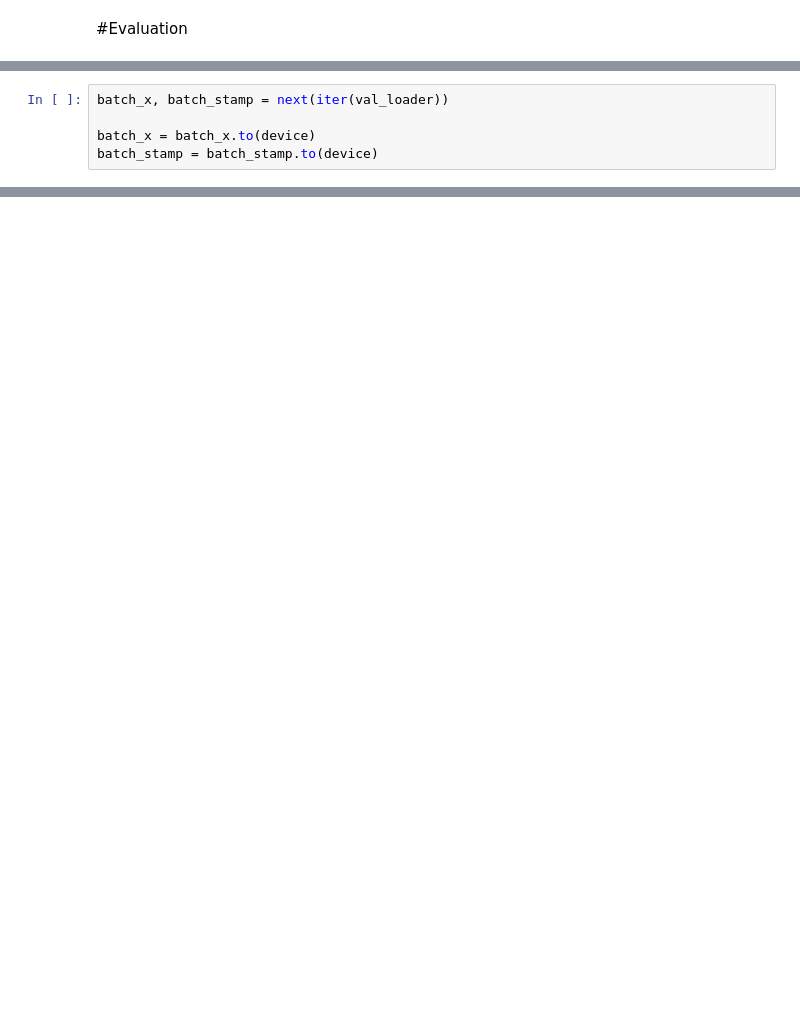
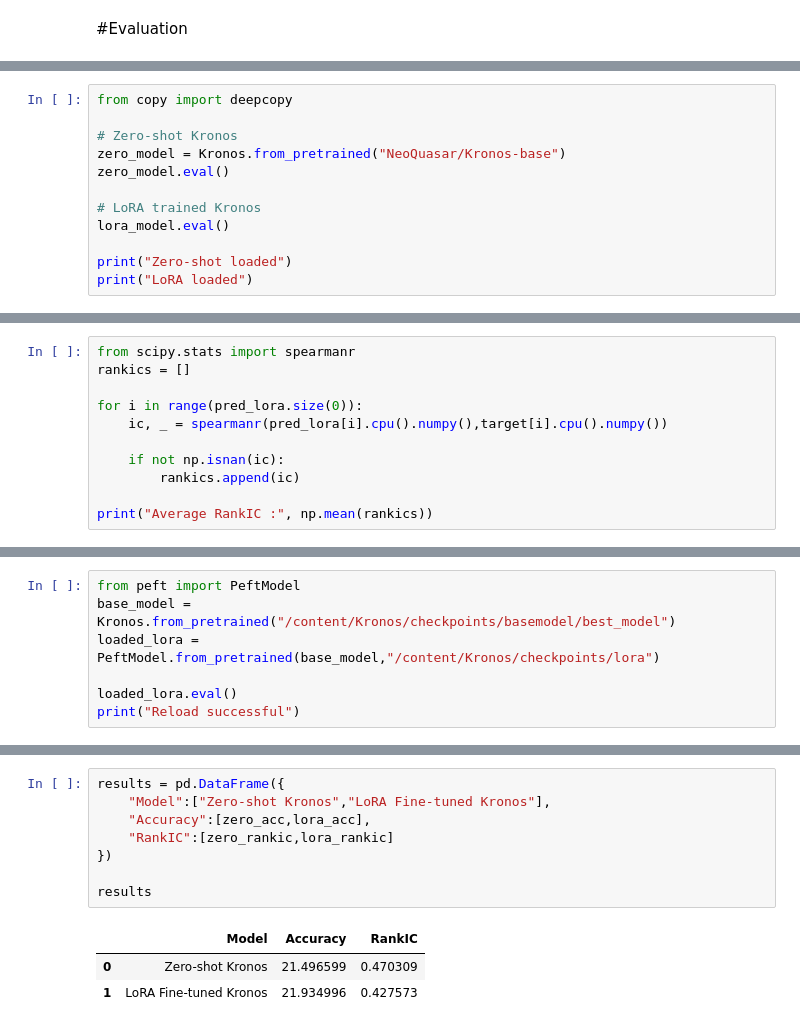
Before and after one commit to adityab-tech/PRISMx, a Jupyter notebook: notebooks/02_Fine_Tuning_Kronos.ipynb, the cells around one changed output, grey strips where cells are left out. Cells and saved outputs as stored; diff of their text form; blank space fills up the shorter version.

```diff
--- a/notebooks/02_Fine_Tuning_Kronos.ipynb
+++ b/notebooks/02_Fine_Tuning_Kronos.ipynb
@@ -957,5 +819,0 @@ Kronos(
-# %%
-batch_x, batch_stamp = next(iter(val_loader))
-
-batch_x = batch_x.to(device)
-batch_stamp = batch_stamp.to(device)
@@ -1040,0 +820,12 @@ S2 Loss         : 2.9525
+# %%
+from copy import deepcopy
+
+# Zero-shot Kronos
+zero_model = Kronos.from_pretrained("NeoQuasar/Kronos-base")
+zero_model.eval()
+
+# LoRA trained Kronos
+lora_model.eval()
+
+print("Zero-shot loaded")
+print("LoRA loaded")
@@ -1056,0 +869,11 @@ Deliverable 2 Evaluation but left LoRA and QLoRA
+# %%
+from scipy.stats import spearmanr
+rankics = []
+
+for i in range(pred_lora.size(0)):
+    ic, _ = spearmanr(pred_lora[i].cpu().numpy(),target[i].cpu().numpy())
+
+    if not np.isnan(ic):
+        rankics.append(ic)
+
+print("Average RankIC :", np.mean(rankics))
@@ -1056,0 +889,7 @@ Deliverable 2 Evaluation but left LoRA and QLoRA
+# %%
+from peft import PeftModel
+base_model = Kronos.from_pretrained("/content/Kronos/checkpoints/basemodel/best_model")
+loaded_lora = PeftModel.from_pretrained(base_model,"/content/Kronos/checkpoints/lora")
+
+loaded_lora.eval()
+print("Reload successful")
@@ -1056,0 +1023,12 @@ Deliverable 2 Evaluation but left LoRA and QLoRA
+# %%
+results = pd.DataFrame({
+    "Model":["Zero-shot Kronos","LoRA Fine-tuned Kronos"],
+    "Accuracy":[zero_acc,lora_acc],
+    "RankIC":[zero_rankic,lora_rankic]
+})
+
+results
+# %% [output]
+|  | Model | Accuracy | RankIC |
+| 0 | Zero-shot Kronos | 21.496599 | 0.470309 |
+| 1 | LoRA Fine-tuned Kronos | 21.934996 | 0.427573 |
```
Also changed, not shown: parts of 31 cells of this notebook.
